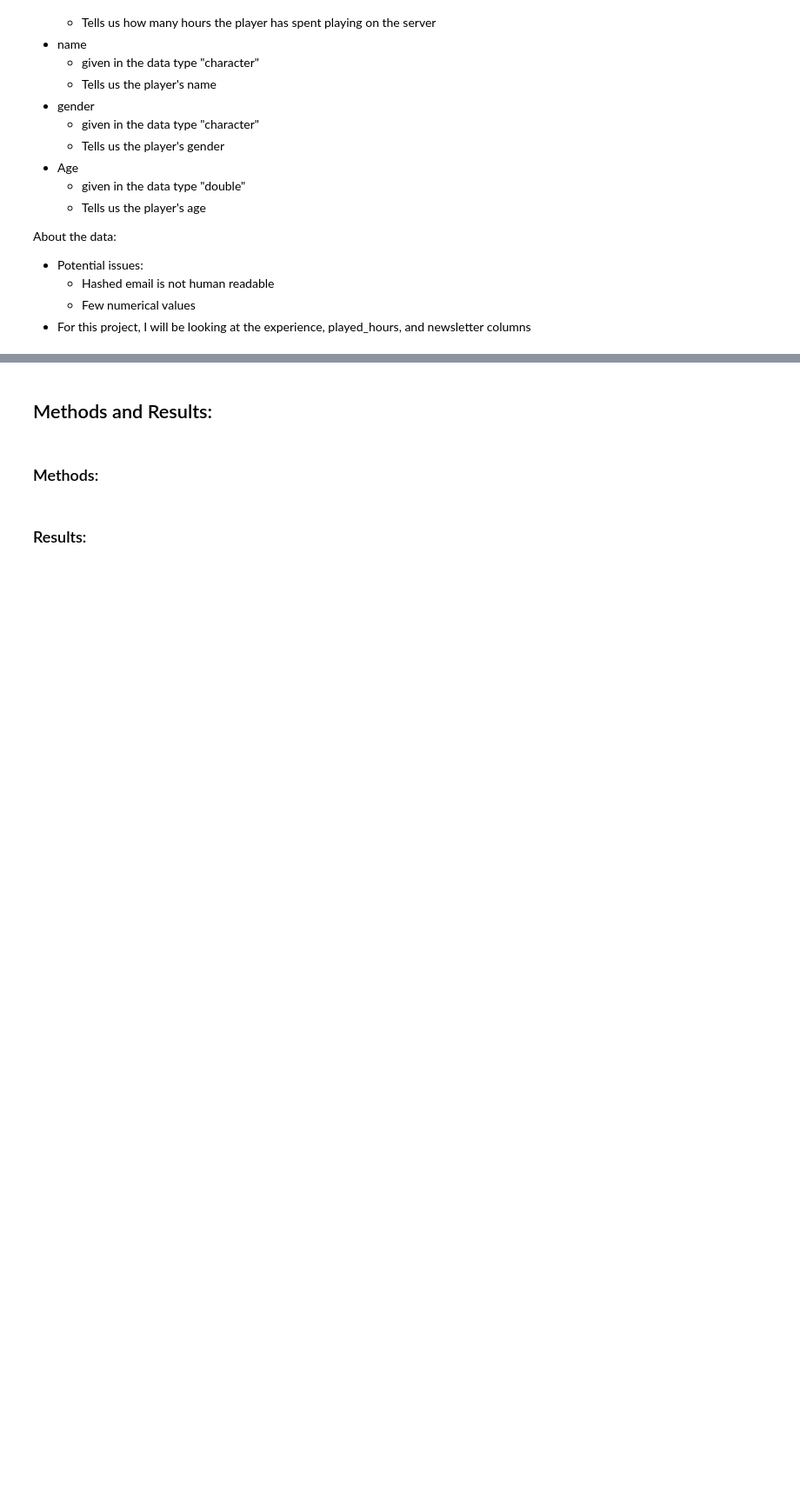
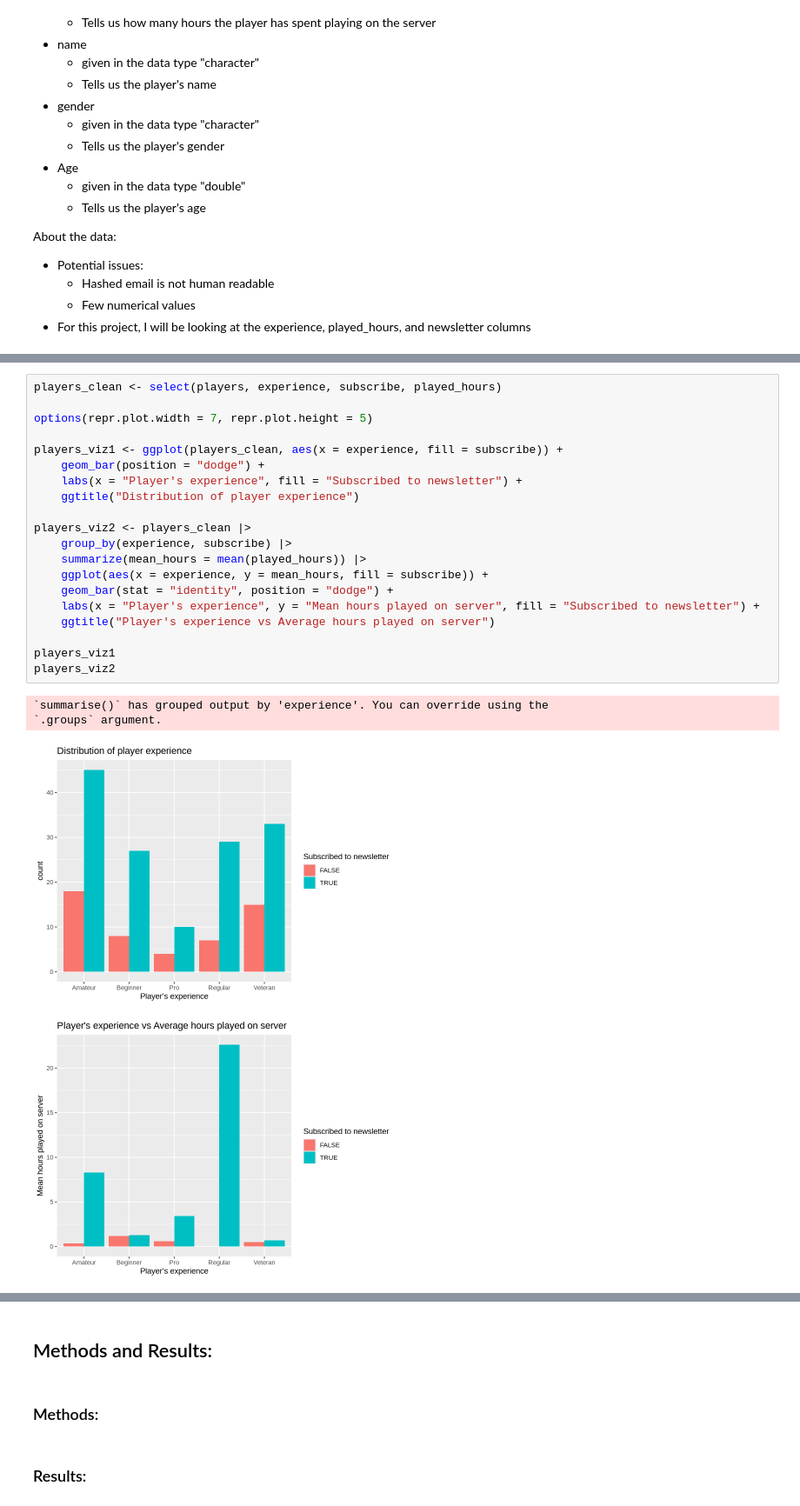
Before and after one commit to hanasuzuki7/dsci-project, a Jupyter notebook: dsci_project_hana.ipynb, the cells around one changed output, grey strips where cells are left out. Shown at 87% size. Drawn from its saved outputs; the diff is of its cells as text; blank space fills up the shorter version.

```diff
--- a/dsci_project_hana.ipynb
+++ b/dsci_project_hana.ipynb
@@ -53,0 +100,25 @@ players
+# %%
+players_clean <- select(players, experience, subscribe, played_hours)
+
+options(repr.plot.width = 7, repr.plot.height = 5)
+
+players_viz1 <- ggplot(players_clean, aes(x = experience, fill = subscribe)) +
+    geom_bar(position = "dodge") +
+    labs(x = "Player's experience", fill = "Subscribed to newsletter") +
+    ggtitle("Distribution of player experience")
+
+players_viz2 <- players_clean |>
+    group_by(experience, subscribe) |>
+    summarize(mean_hours = mean(played_hours)) |>
+    ggplot(aes(x = experience, y = mean_hours, fill = subscribe)) +
+    geom_bar(stat = "identity", position = "dodge") +
+    labs(x = "Player's experience", y = "Mean hours played on server", fill = "Subscribed to newsletter") +
+    ggtitle("Player's experience vs Average hours played on server")
+
+players_viz1
+players_viz2
+# %% [output]
+`summarise()` has grouped output by 'experience'. You can override using the
+`.groups` argument.
+[figure, added]
+[figure, added]
```
Also changed, not shown: parts of 8 cells of this notebook.
